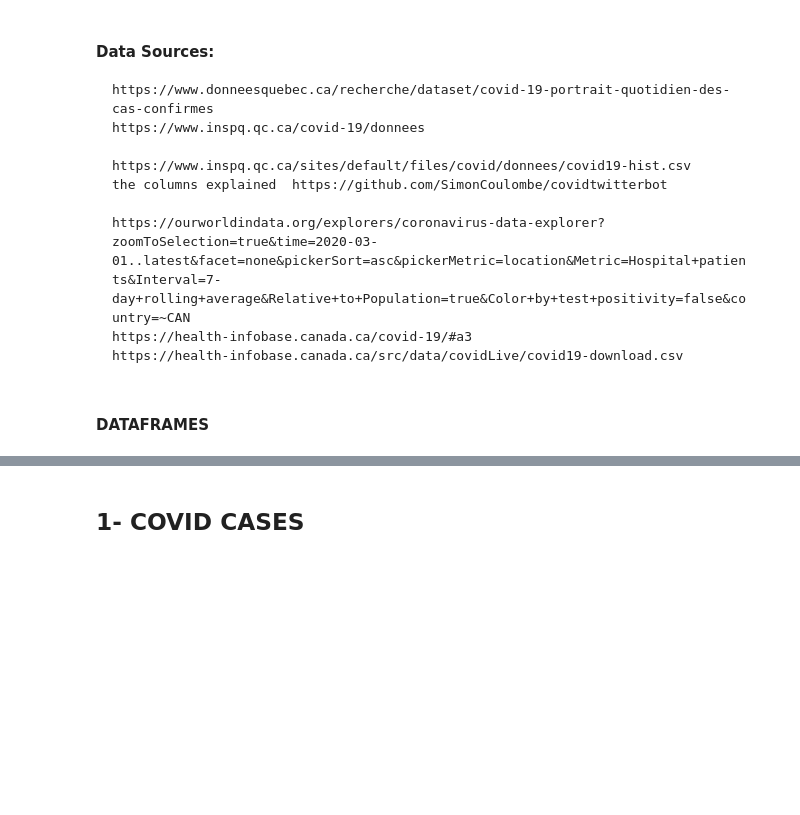
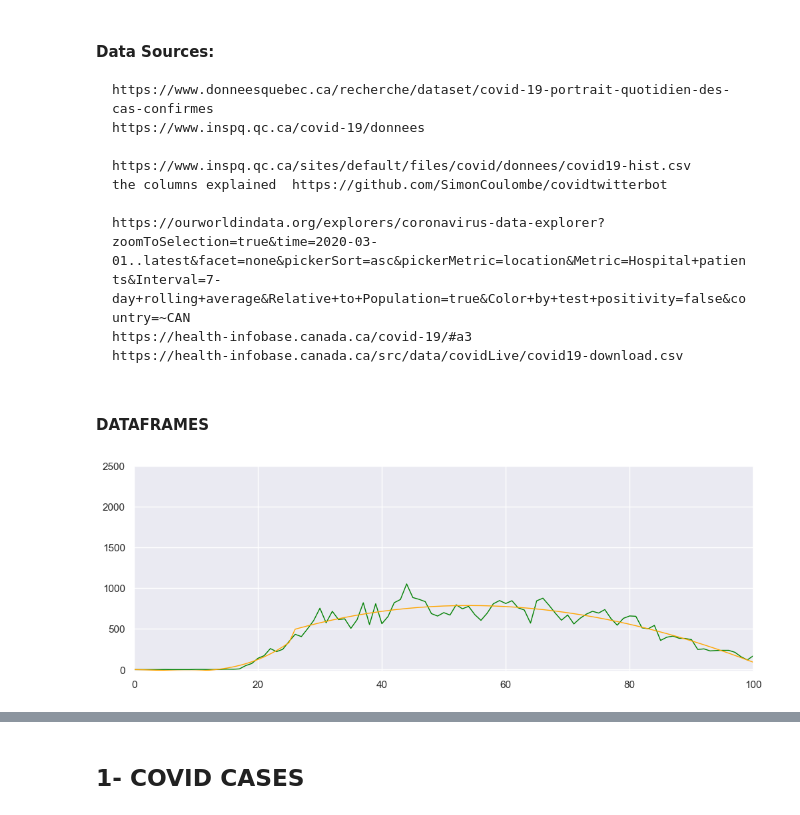
Before and after one commit to Rakrakor/ds-regression-Project2-RDD, a Jupyter notebook: Regression-Project2-RDD.ipynb, the cells around one changed output, grey strips where cells are left out. Drawn from its saved outputs; the diff is of its cells as text; code cells hidden in the pictures; blank space fills up the shorter version.

```diff
--- a/Regression-Project2-RDD.ipynb
+++ b/Regression-Project2-RDD.ipynb
@@ -96,0 +81,86 @@ df_death = pd.read_csv('https://msss.gouv.qc.ca/professionnels/statistiques/docu
+# %%
+# os.getcwd()
+
+#    - COVID CASES -
+df_cov = pd.read_csv('data/graph_1-1_page_par_region.csv')
+df_cov
+
+#    - HOSPITALIZATIONS -
+df_hosp = pd.read_csv('data/graph_3-1_page_par_region.csv')
+#df_hosp
+
+#    - DEATH -
+df_death = pd.read_csv('https://msss.gouv.qc.ca/professionnels/statistiques/documents/covid19/COVID19_Qc_RapportINSPQ_HistoVigie.csv')
+#df_death = pd.read_csv('https://msss.gouv.qc.ca/professionnels/statistiques/documents/covid19/COVID19_Qc_RapportINSPQ_VigieCategories.csv')
+#df_death = pd.read_csv('https://health-infobase.canada.ca/src/data/covidLive/covid19-download.csv')
+#df_death
+
+df_cov.rename({'Date de résultat du test':'Date','Cas confirmés':'Cases'},axis=1,inplace=True)
+df_cov['Date']=pd.to_datetime(df_cov['Date'])
+df_cov
+df_hosp.rename({'Date d\'admission':'Date','Hors soins intensifs':'Not Intensive','Aux soins intensifs':'Intensive'},axis=1,inplace=True)
+
+df_hosp['Date']=pd.to_datetime(df_cov['Date'])
+df_hosp['Hospital']=df_hosp['Not Intensive']+df_hosp['Intensive']
+
+
+
+fig,ax1=plt.subplots(1,1,figsize=(12,4))
+
+from datetime import datetime
+dates=[
+    datetime.strptime('20200320','%Y%m%d'),
+    datetime.strptime('20200831','%Y%m%d'),
+    datetime.strptime('20201225','%Y%m%d')
+]
+start=datetime.strptime('20200301','%Y%m%d')
+end=datetime.strptime('20210301','%Y%m%d')
+
+dates_ordinal=[datetime.toordinal(x) for x in dates]
+start_ordinal=datetime.toordinal(start)
+end_ordinal=datetime.toordinal(end)-start_ordinal
+
+df_cov=df_cov.loc[df_cov['Date']<end]
+df_hosp=df_hosp.loc[df_hosp['Date']<end]
+
+symptoms=pd.DateOffset(days=5.6)
+
+df_hosp['Date']=df_hosp['Date'].map(datetime.toordinal)-start_ordinal
+df_cov['Date']=df_cov['Date'].map(datetime.toordinal)-start_ordinal
+
+df_cov['Lockdown']=(df_cov['Date']>dates_ordinal[0]-start_ordinal+6).astype(int)
+
+# for i in dates:
+#     print(i)
+#     ax1.plot([i,i],[0,2000],c='black',alpha=1.0,linewidth=0.5)
+#     ax1.plot([i+symptoms,i+symptoms],[0,2000],c='#F80',alpha=1.0,linewidth=0.5)
+
+# df_cov['Date']=(df_cov['Date']-pd.Timestamp("1970-01-01"))//pd.Timedelta("1s")
+# df_hosp['Date']=(df_hosp['Date']-pd.Timestamp("1970-01-01"))//pd.Timedelta("1s")
+
+
+# df_cov['Date']-=737000
+
+df_hosp=df_hosp.dropna()
+
+ax1.plot(df_cov['Date'],df_cov['Cases'],c='green',alpha=1.0,linewidth=1.0,label='cases')
+# ax1.plot(df_hosp['Date'],df_hosp['Hospital'],c='red',alpha=1.0,linewidth=1.0,label='cases')
+
+df_cov['c2']=1
+
+model=ols('''Cases ~
+
+Date + I(Date**2) + I(Date**3) +
+
+Date*Lockdown + I(Date**2)*Lockdown + I(Date**3)*Lockdown
+
+-1
+
+''',data=df_cov.loc[df_cov['Date']<100]).fit()
+ax1.plot(df_cov['Date'],model.predict(df_cov),c='orange',alpha=1.0,linewidth=1.0,label='cases')
+
+ax1.set_xlim(0,100)
+ax1.set_ylim(-20,2500)
+plt.show()
+# %% [output]
+[figure, added]
```
Also changed, not shown: parts of 3 cells of this notebook.
